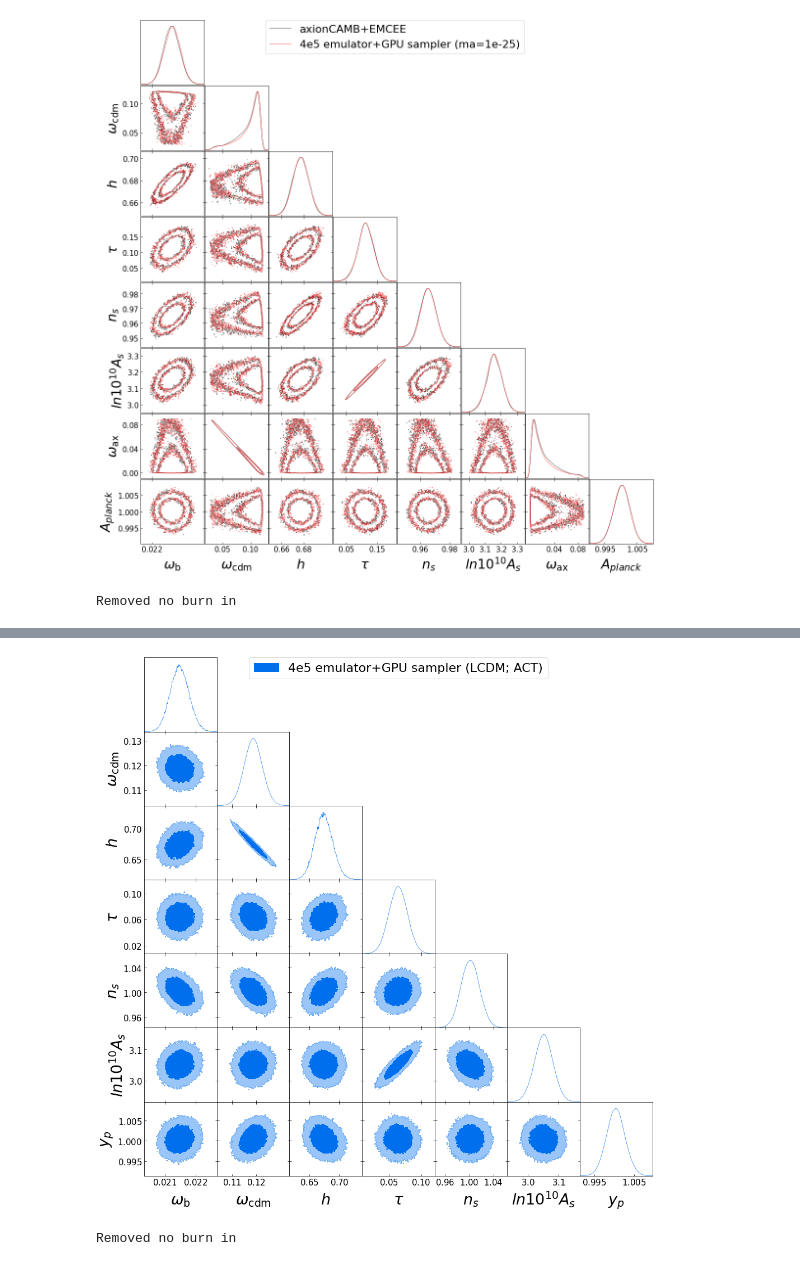
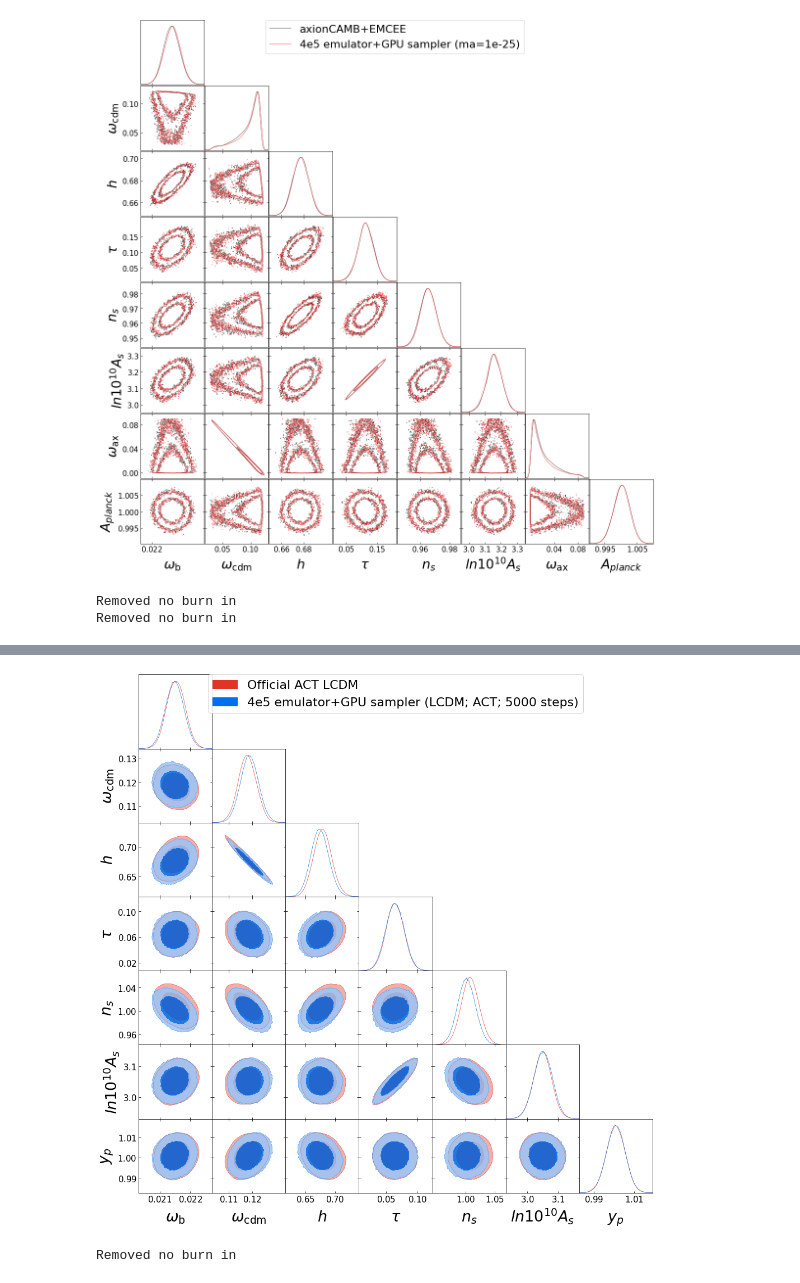
Before and after one commit to keirkwame/axionEmu, a Jupyter notebook: Open_access_version_of_4e5_Planck_2018_3x2pt_analysis_(ma=_29).ipynb, the cells around one changed output, grey strips where cells are left out. Drawn from its saved outputs; the diff is of its cells as text; code cells hidden in the pictures.

Commit message:
Compare to official ACT chains

```diff
--- a/Open_access_version_of_4e5_Planck_2018_3x2pt_analysis_(ma=_29).ipynb
+++ b/Open_access_version_of_4e5_Planck_2018_3x2pt_analysis_(ma=_29).ipynb
@@ -455,6 +445,9 @@ with tf.device(device):
 # %%
 #Save MCMC samples to Google Drive
 np.save('/content/drive/MyDrive/chain_ACT_LCDM_5000.npy', chain_ax.numpy())
+# %%
+#Load MCMC samples from Google Drive
+chain_ax = tf.convert_to_tensor(np.load('/content/drive/MyDrive/chain_ACT_LCDM_5000.npy'), np.float32)
 # %%
 burnin_steps = 200
 samples_ax = chain_ax.numpy()[burnin_steps:,:,:].reshape((-1, n_params_ax))
@@ -555,3 +548,11 @@ samples_test2 = pickle.load(f)
 diff2 = pickle.load(f)
 # sampler1 = pickle.load(f)
 f.close()
+# %%
+##LCDM -- ACT likelihood
+samples_unflat2 = np.loadtxt('/content/drive/MyDrive/ACTPol_lcdm_combined.txt')
+print(samples_unflat2.shape)
+samples_test = samples_unflat2[:, np.array([2, 3, 9, 5, 7, 6, 8])]
+samples_test[:, 2] /= 100. #Correct h
+weights = samples_unflat2[:, 0]
+print(samples_test.shape, weights.shape)
@@ -750,7 +754,11 @@ names = [r"\omega_{\mathrm{b}}",
          #r"\omega_{\mathrm{ax}}",
          r"y_p"] #A_{planck}"]
 labels = names
-# mcsamples = MCSamples(samples=samples_test, names = names, labels = labels)
+mcsamples = MCSamples(samples=samples_test, names = names, labels = labels, weights=weights)
+
+#Account for y_p bug
+samples_ax[:, -1] = samples_ax[:, -1] ** 2.
+
 mcsamples_ax = MCSamples(samples=samples_ax,names = names, labels = labels)
 g = plots.get_subplot_plotter()
 g.settings.axes_fontsize = 18
@@ -758,7 +766,8 @@ g.settings.lab_fontsize = 30
 g.settings.legend_fontsize = 25
 # %% [output]
 Removed no burn in
+Removed no burn in
 # %%
 ##LCDM
-g.triangle_plot([mcsamples_ax], filled=True, legend_labels=['4e5 emulator+GPU sampler (LCDM; ACT)'])
+g.triangle_plot([mcsamples, mcsamples_ax], filled=True, legend_labels=['Official ACT LCDM', '4e5 emulator+GPU sampler (LCDM; ACT; 5000 steps)'])
 # %% [output]
@@ -766,23 +774,23 @@ WARNING:root:auto bandwidth for y_p very small or failed (h=0.000643963214158420
 WARNING:root:fine_bins_2D not large enough for optimal density: \omega_{\mathrm{b}}, \omega_{\mathrm{cdm}}
 WARNING:root:fine_bins_2D not large enough for optimal density: \omega_{\mathrm{b}}, h
 WARNING:root:fine_bins_2D not large enough for optimal density: \omega_{\mathrm{b}}, \tau
 WARNING:root:fine_bins_2D not large enough for optimal density: \omega_{\mathrm{b}}, n_s
 WARNING:root:fine_bins_2D not large enough for optimal density: \omega_{\mathrm{b}}, ln
 WARNING:root:fine_bins_2D not large enough for optimal density: \omega_{\mathrm{b}}, y_p
 WARNING:root:fine_bins_2D not large enough for optimal density: \omega_{\mathrm{cdm}}, \tau
 WARNING:root:fine_bins_2D not large enough for optimal density: \omega_{\mathrm{cdm}}, n_s
 WARNING:root:fine_bins_2D not large enough for optimal density: \omega_{\mathrm{cdm}}, ln
 WARNING:root:fine_bins_2D not large enough for optimal density: \omega_{\mathrm{cdm}}, y_p
 WARNING:root:fine_bins_2D not large enough for optimal density: h, \tau
 WARNING:root:fine_bins_2D not large enough for optimal density: h, n_s
 WARNING:root:fine_bins_2D not large enough for optimal density: h, ln
 WARNING:root:fine_bins_2D not large enough for optimal density: h, y_p
 WARNING:root:fine_bins_2D not large enough for optimal density: \tau, n_s
 WARNING:root:fine_bins_2D not large enough for optimal density: \tau, y_p
 WARNING:root:fine_bins_2D not large enough for optimal density: n_s, ln
 WARNING:root:fine_bins_2D not large enough for optimal density: n_s, y_p
 WARNING:root:fine_bins_2D not large enough for optimal density: ln, y_p
-[figure, old version]
+[figure, new version]
 # %%
 ##All axion masses
 from getdist import plots, MCSamples
```
Also changed, not shown: parts of 8 cells of this notebook.
